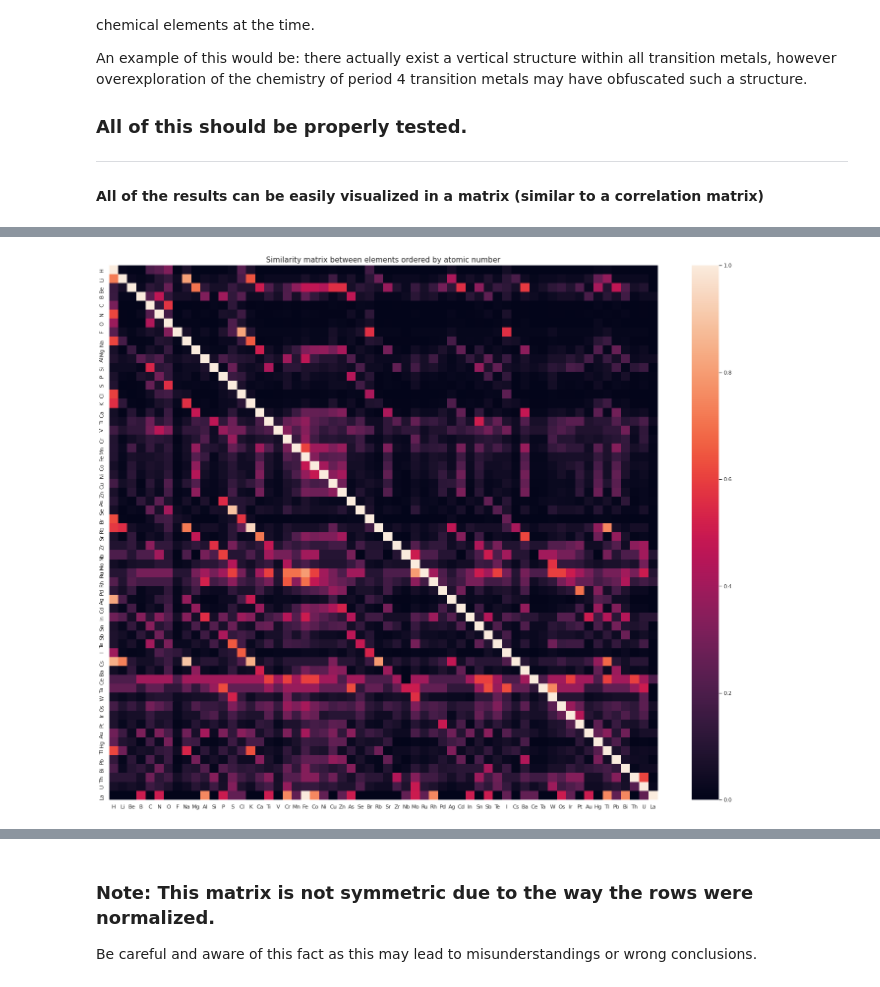
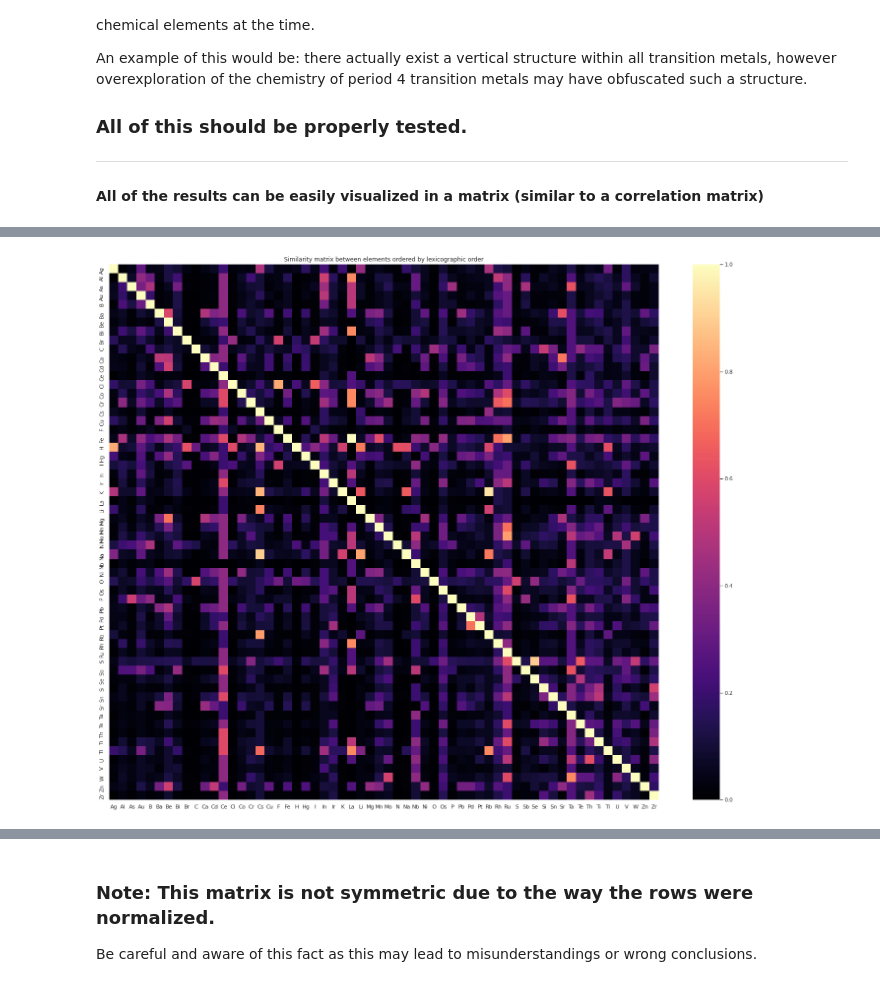
Before and after one commit to doncamilom/1868_SubstancesStudy, a Jupyter notebook: Notebooks/Analysis.ipynb, the cells around one changed output, grey strips where cells are left out. Saved outputs shown, nothing was run; the diff lists cells and outputs as text; code cells hidden in the pictures.

```diff
--- a/Notebooks/Analysis.ipynb
+++ b/Notebooks/Analysis.ipynb
@@ -459,0 +492,19 @@ def mostSimElems_Data(T,element):
+# %%
+matrix = pd.DataFrame([])
+
+# Element list ordered by atomic number
+elemList_AN = [e for e in TP.keys() if e in elemList]
+
+for elem in elemList_AN:
+    matrix = pd.concat([matrix,mostSimElems_Data(Tids>0,elem)],axis=1)
+
+matrix = matrix.fillna(0.)
+
+fig,ax = plt.subplots(figsize=(25,20))
+ax.set_title("Similarity matrix between elements ordered by atomic number",fontsize=15)
+sns.heatmap(matrix.T,ax=ax,
+            cmap=sns.color_palette("magma", as_cmap=True))
+
+#plt.savefig('/home/andres/Schreibtisch/GR/work/inf/matrix.png',
+#            dpi=400,bbox_inches='tight')
+plt.show()
@@ -460,19 +513,18 @@ def mostSimElems_Data(T,element):
 # %%
 matrix = pd.DataFrame([])
 
 for elem in elemList:
-    matrix = pd.concat([matrix,mostSimElems_Data(Tids>0,elem)])
+    matrix = pd.concat([matrix,mostSimElems_Data(Tids>0,elem)],axis=1)
 
 matrix = matrix.fillna(0.)
-# Use same order as in columns, --> ordered by atomic number
-matrix = matrix.loc[matrix.columns,:]
+# Use same order as in rows, ordered by lexicographic order (random then)
+matrix = matrix.T.loc[:,matrix.columns]
 
 fig,ax = plt.subplots(figsize=(25,20))
-ax.set_title("Similarity matrix between elements ordered by atomic number",fontsize=15)
-sns.heatmap(matrix,ax=ax)
 
-#plt.savefig('/home/andres/Schreibtisch/GR/work/inf/matrix.png',
-#            dpi=400,bbox_inches='tight')
+ax.set_title("Similarity matrix between elements ordered by lexicographic order")
+sns.heatmap(matrix.T,ax=ax,
+           cmap=sns.color_palette("magma", as_cmap=True))
 plt.show()
 # %% [output]
-[figure, old version]
+[figure, new version]
```
Also changed, not shown: parts of 10 cells of this notebook, 2 other files.
